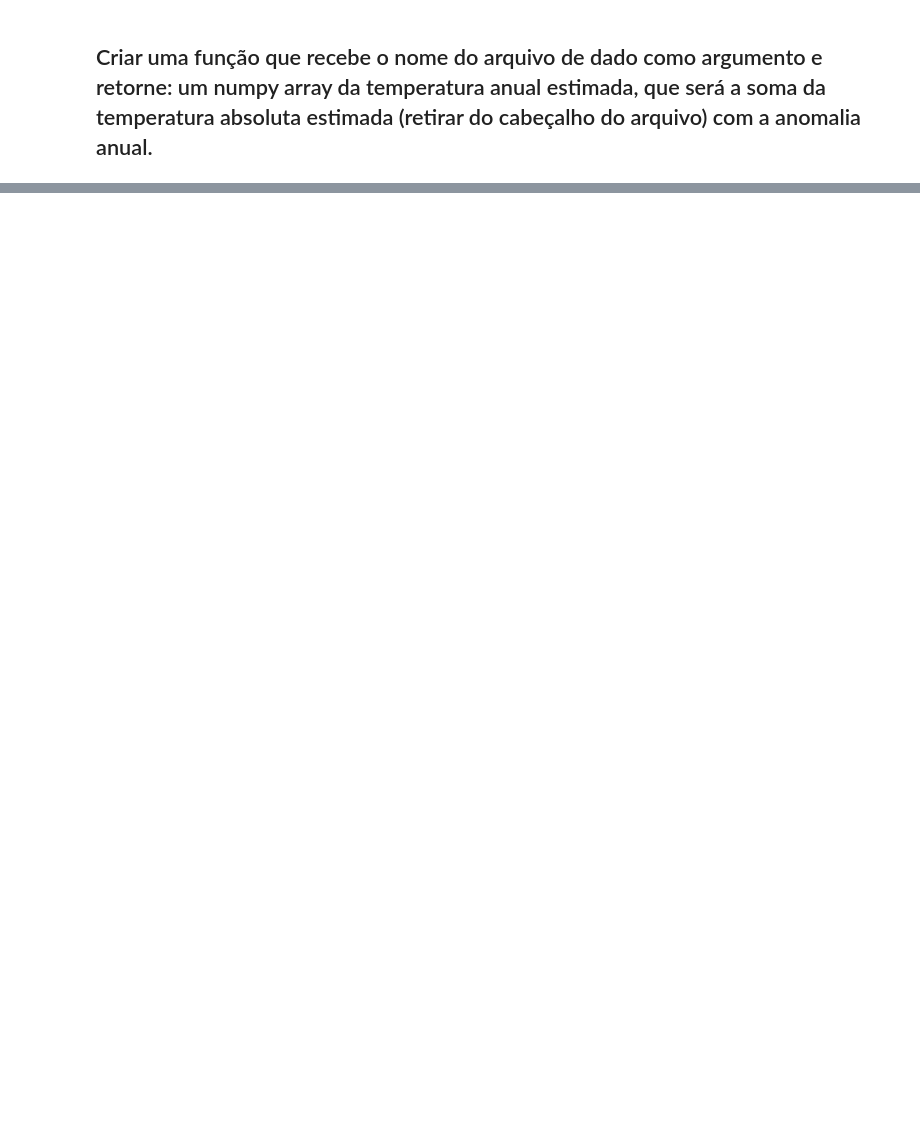
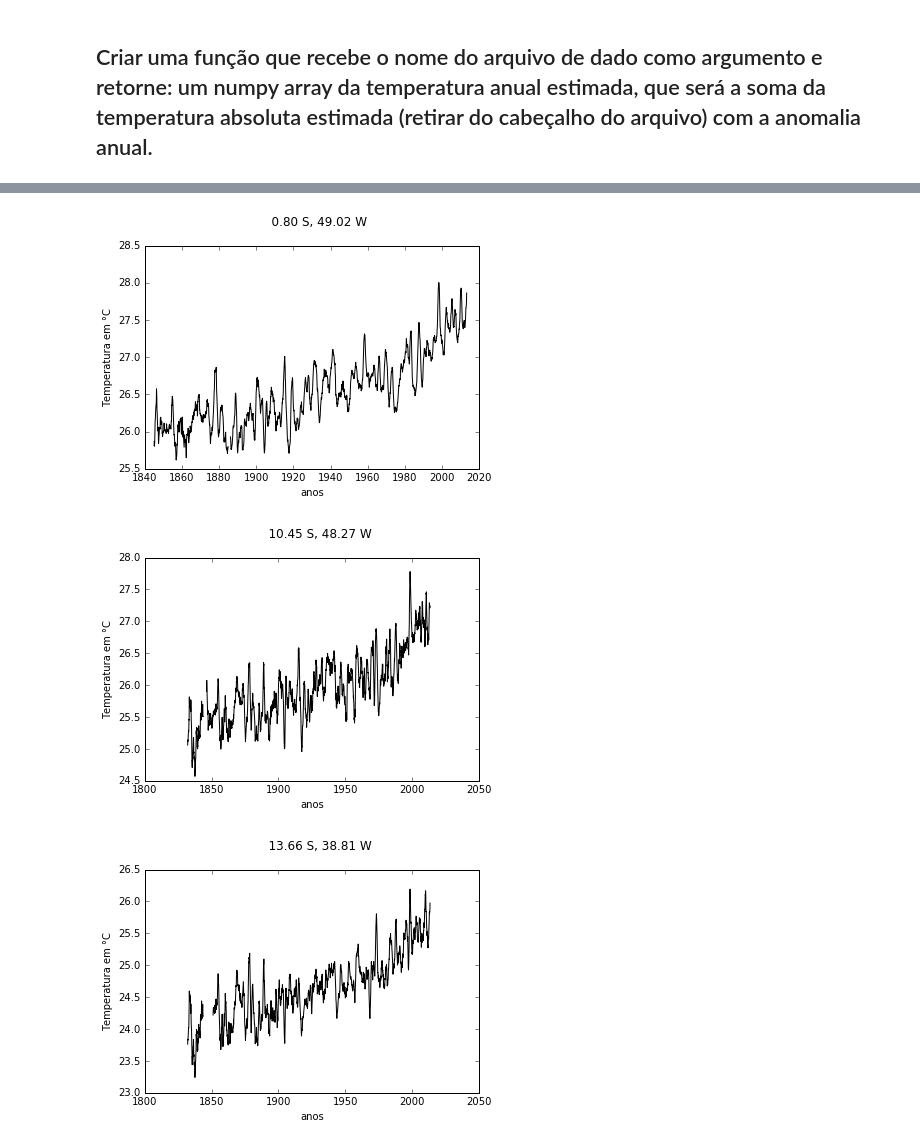
Before and after one commit to mat-esp-2016/python-4-python-4-rian-amanda-joao, a Jupyter notebook: python4.ipynb, the cells around one changed output, grey strips where cells are left out. Cells and saved outputs as stored; diff of their text form; code cells hidden in the pictures; blank space fills up the shorter version.

Commit message:
Executamos a tarefa 5. Faltando apenas salvar no formato "png".

```diff
--- a/python4.ipynb
+++ b/python4.ipynb
@@ -94,0 +99,32 @@ for arquivo in arquivos [0:11]:
+# %%
+dado = np.loadtxt ("./dados/0.80S-49.02W-TAVG-Trend.txt" , comments = '%')
+anos = dados [:, 0]
+meses = dados[:, 1]
+# %%
+ano_em_decimal = ((meses-1)/12 + anos)
+# %%
+def localidades_1 (nomes):
+    documento_1  = open(nomes, encoding = "UTF-8")
+    ler_2 = documento_1.readlines()
+    lat_long_1 = ler_2 [4] [1:]
+    return (lat_long_1)
+# %%
+def graficos (esboço):
+    anos = np.loadtxt(esboço, comments = '%') [:, 0]
+    meses = np.loadtxt(esboço, comments = '%') [:, 1]
+    ano_em_decimal = ((meses-1)/12 + anos)
+    anomalia_anual = temp_anual_estimada (esboço)
+
+    plt.figure()
+    plt.plot (ano_em_decimal, anomalia_anual, c = "#000000")
+    plt.xlabel ("anos")
+    plt.ylabel ("Temperatura em °C")
+    plt.title (localidades_1 (esboço))
+    plt.savefig("Grafico_das_cidades/" + localidades(esboço)[1] +".png", format = 'png')
+# %%
+ for arquivo in arquivos:
+        graficos (arquivo)
+# %% [output]
+[figure, added]
+[figure, added]
+[figure, added]
```
Also changed, not shown: parts of 10 cells of this notebook.
